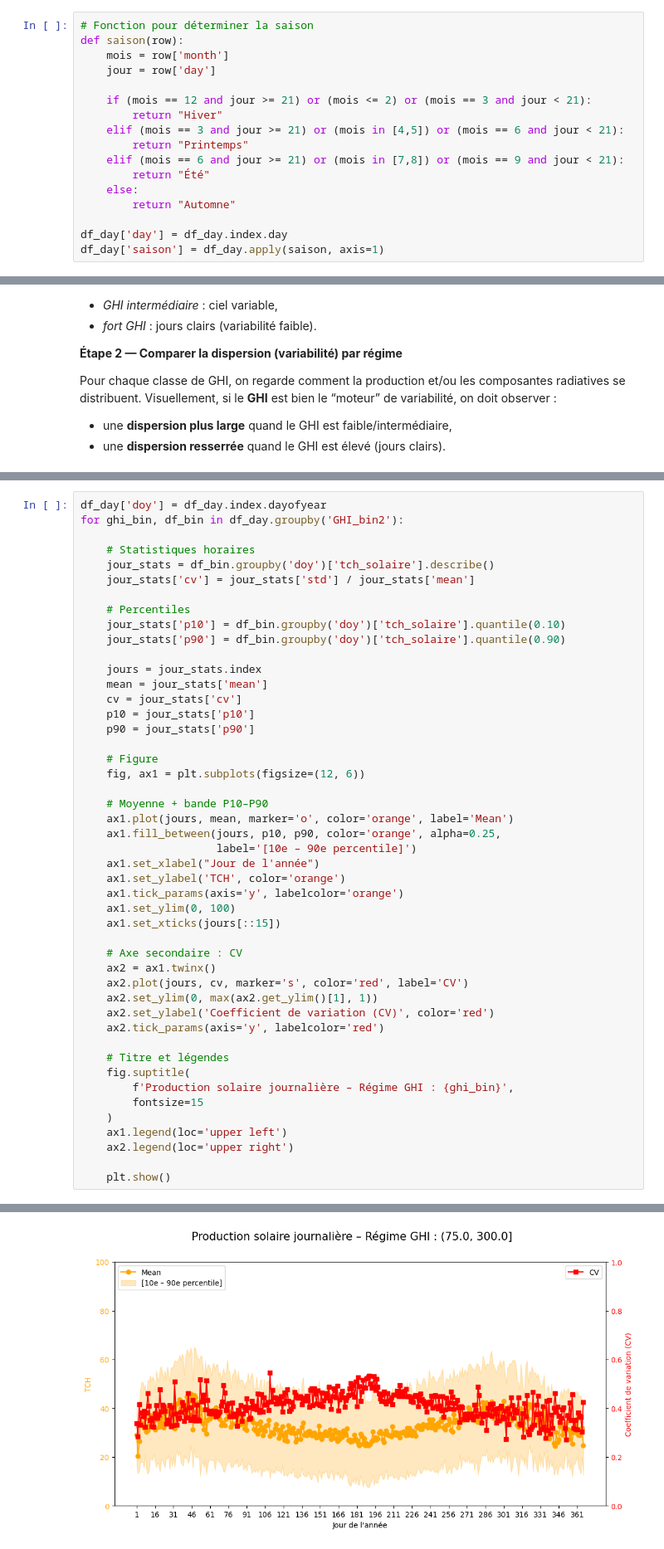
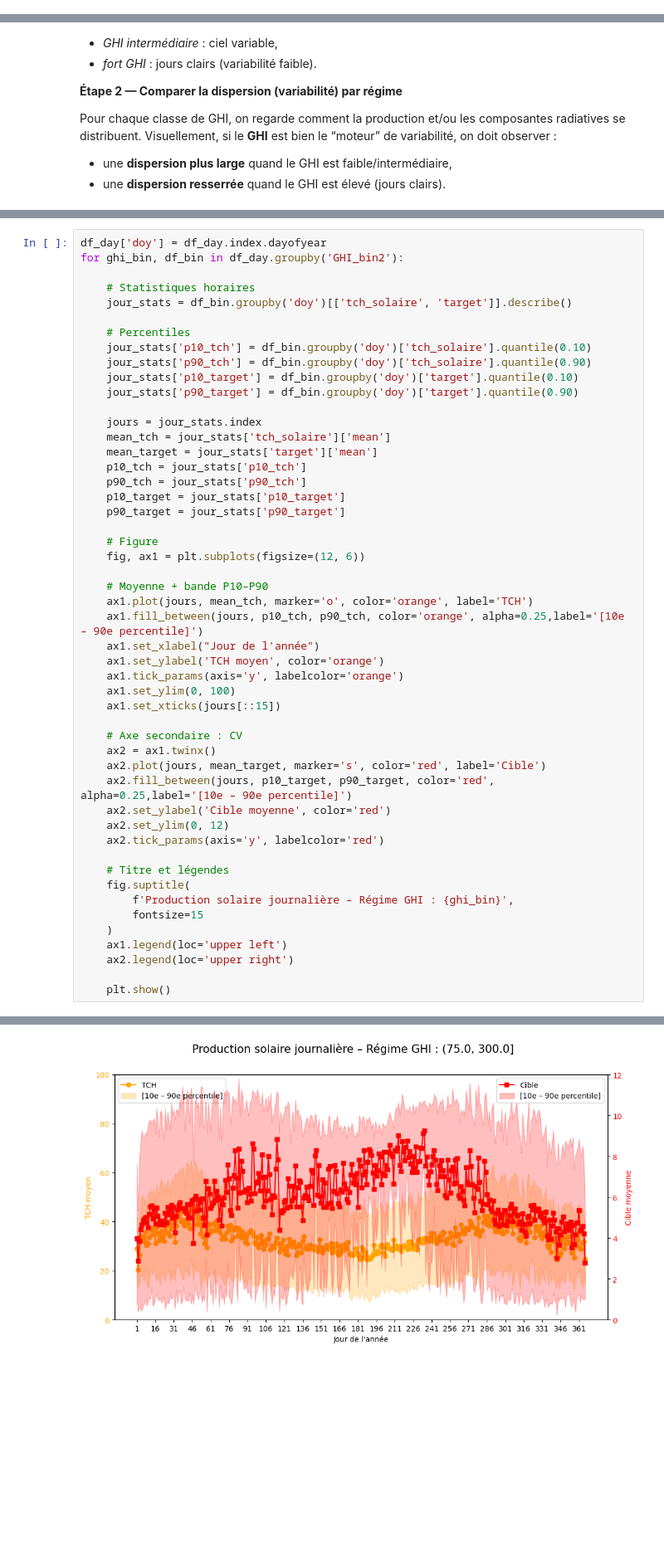
Before and after one commit to Math2935/aug25cds_variabilite, a Jupyter notebook: notebooks/03_Analyse_exploratoire/03_analyse_02_exploration_detaillee.ipynb, the cells around one changed output, grey strips where cells are left out. Shown at 83% size. Drawn from its saved outputs; the diff is of its cells as text; blank space fills up the shorter version.

```diff
--- a/notebooks/03_Analyse_exploratoire/03_analyse_02_exploration_detaillee.ipynb
+++ b/notebooks/03_Analyse_exploratoire/03_analyse_02_exploration_detaillee.ipynb
@@ -457,17 +430,0 @@ Ces saisons servent ensuite à :
-# %%
-# Fonction pour déterminer la saison
-def saison(row):
-    mois = row['month']
-    jour = row['day']
-
-    if (mois == 12 and jour >= 21) or (mois <= 2) or (mois == 3 and jour < 21):
-        return "Hiver"
-    elif (mois == 3 and jour >= 21) or (mois in [4,5]) or (mois == 6 and jour < 21):
-        return "Printemps"
-    elif (mois == 6 and jour >= 21) or (mois in [7,8]) or (mois == 9 and jour < 21):
-        return "Été"
-    else:
-        return "Automne"
-
-df_day['day'] = df_day.index.day
-df_day['saison'] = df_day.apply(saison, axis=1)
@@ -984,37 +863,40 @@ df_day['doy'] = df_day.index.dayofyear
 for ghi_bin, df_bin in df_day.groupby('GHI_bin2'):
 
     # Statistiques horaires
-    jour_stats = df_bin.groupby('doy')['tch_solaire'].describe()
-    jour_stats['cv'] = jour_stats['std'] / jour_stats['mean']
+    jour_stats = df_bin.groupby('doy')[['tch_solaire', 'target']].describe()
 
     # Percentiles
-    jour_stats['p10'] = df_bin.groupby('doy')['tch_solaire'].quantile(0.10)
-    jour_stats['p90'] = df_bin.groupby('doy')['tch_solaire'].quantile(0.90)
+    jour_stats['p10_tch'] = df_bin.groupby('doy')['tch_solaire'].quantile(0.10)
+    jour_stats['p90_tch'] = df_bin.groupby('doy')['tch_solaire'].quantile(0.90)
+    jour_stats['p10_target'] = df_bin.groupby('doy')['target'].quantile(0.10)
+    jour_stats['p90_target'] = df_bin.groupby('doy')['target'].quantile(0.90)
 
     jours = jour_stats.index
-    mean = jour_stats['mean']
-    cv = jour_stats['cv']
-    p10 = jour_stats['p10']
-    p90 = jour_stats['p90']
+    mean_tch = jour_stats['tch_solaire']['mean']
+    mean_target = jour_stats['target']['mean']
+    p10_tch = jour_stats['p10_tch']
+    p90_tch = jour_stats['p90_tch']
+    p10_target = jour_stats['p10_target']
+    p90_target = jour_stats['p90_target']
 
     # Figure
     fig, ax1 = plt.subplots(figsize=(12, 6))
 
     # Moyenne + bande P10–P90
-    ax1.plot(jours, mean, marker='o', color='orange', label='Mean')
-    ax1.fill_between(jours, p10, p90, color='orange', alpha=0.25,
-                     label='[10e – 90e percentile]')
+    ax1.plot(jours, mean_tch, marker='o', color='orange', label='TCH')
+    ax1.fill_between(jours, p10_tch, p90_tch, color='orange', alpha=0.25,label='[10e – 90e percentile]')
     ax1.set_xlabel("Jour de l'année")
-    ax1.set_ylabel('TCH', color='orange')
+    ax1.set_ylabel('TCH moyen', color='orange')
     ax1.tick_params(axis='y', labelcolor='orange')
     ax1.set_ylim(0, 100)
     ax1.set_xticks(jours[::15])
 
     # Axe secondaire : CV
     ax2 = ax1.twinx()
-    ax2.plot(jours, cv, marker='s', color='red', label='CV')
-    ax2.set_ylim(0, max(ax2.get_ylim()[1], 1))
-    ax2.set_ylabel('Coefficient de variation (CV)', color='red')
+    ax2.plot(jours, mean_target, marker='s', color='red', label='Cible')
+    ax2.fill_between(jours, p10_target, p90_target, color='red', alpha=0.25,label='[10e – 90e percentile]')
+    ax2.set_ylabel('Cible moyenne', color='red')
+    ax2.set_ylim(0, 12)
     ax2.tick_params(axis='y', labelcolor='red')
 
     # Titre et légendes
@@ -1036 +918 @@ See the caveats in the documentation: https://pandas.pydata.org/pandas-docs/stab
-[figure, old version]
+[figure, new version]
```
Also changed, not shown: parts of 25 cells of this notebook, 5 other files.
